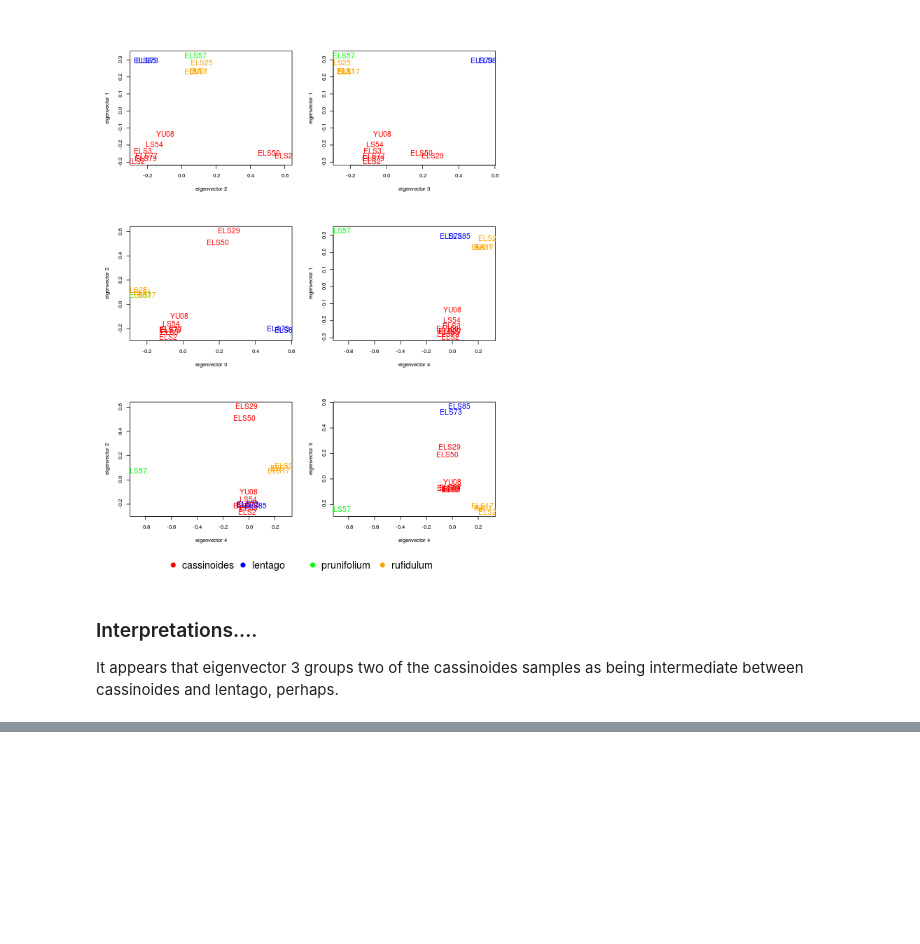
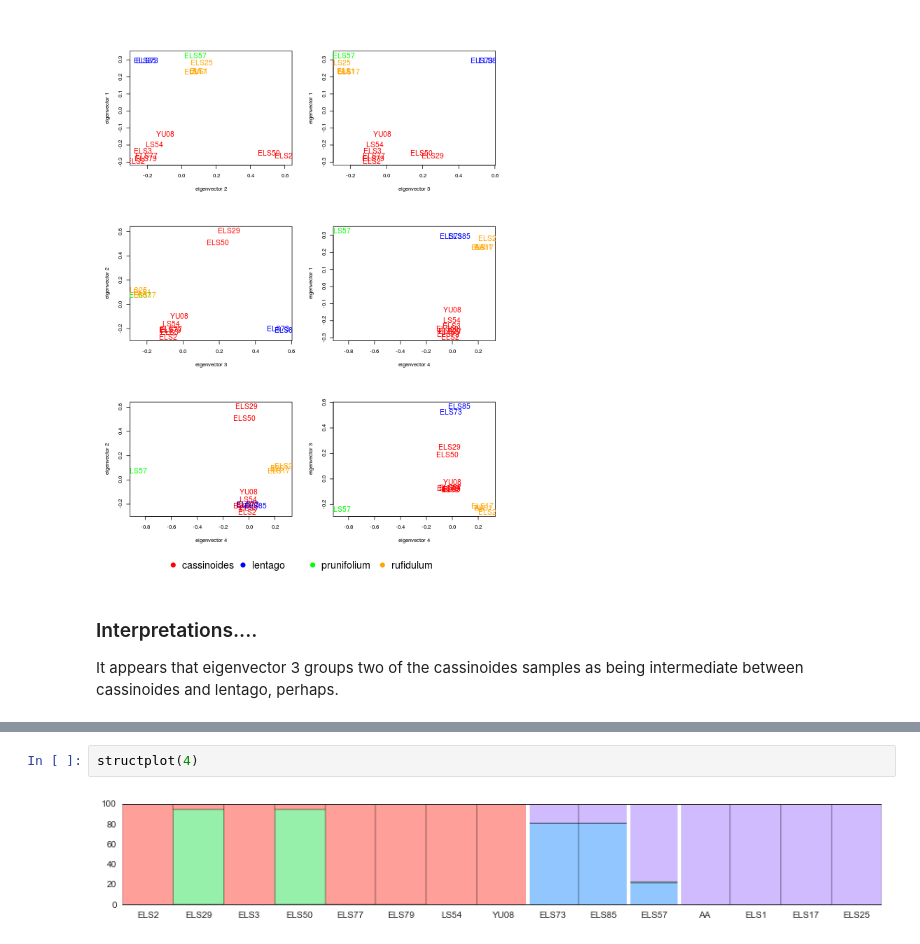
Before and after one commit to dereneaton/Vibs_RAD, a Jupyter notebook: notebook_Vib3_cassinoides.ipynb, the cells around one changed output, grey strips where cells are left out. Drawn from its saved outputs; the diff is of its cells as text; blank space fills up the shorter version.

```diff
--- a/notebook_Vib3_cassinoides.ipynb
+++ b/notebook_Vib3_cassinoides.ipynb
@@ -234,0 +396,4 @@ It appears that eigenvector 3 groups two of the cassinoides samples as being int
+# %%
+structplot(4)
+# %% [output]
+[figure, added]
```
Also changed, not shown: parts of 23 cells of this notebook.
